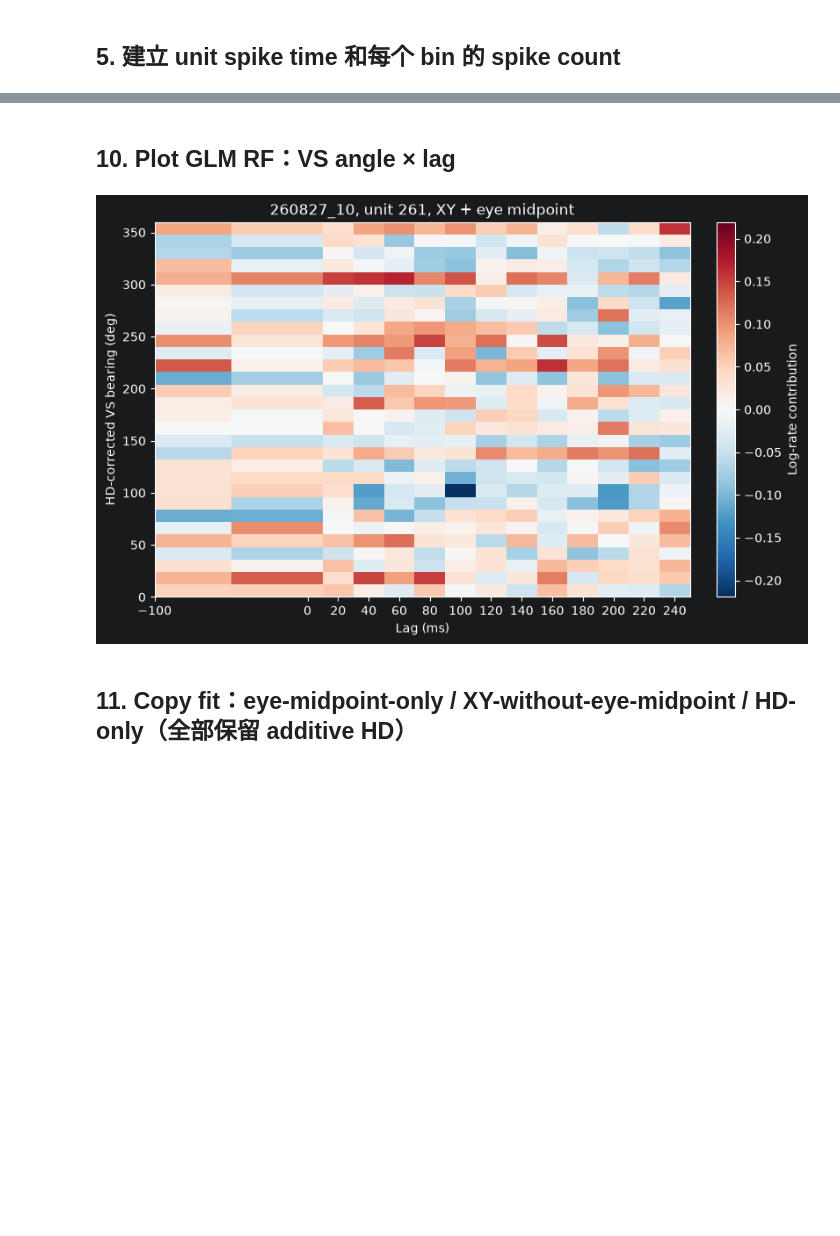
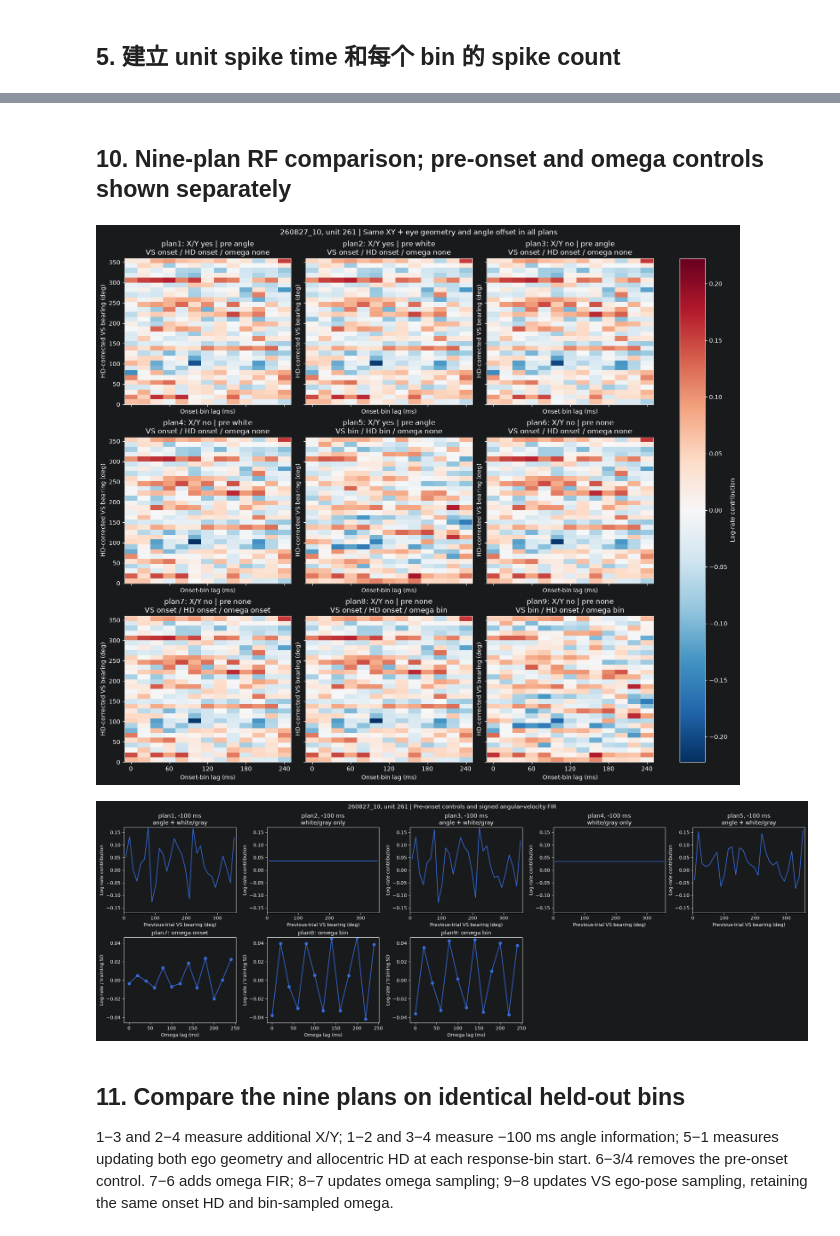
Before and after one commit to KaiCao2003/rfmapping, a Jupyter notebook: glm/minimal_glm.ipynb, the cells around one changed output, grey strips where cells are left out. Cells and saved outputs as stored; diff of their text form; code cells hidden in the pictures; blank space fills up the shorter version.

```diff
--- a/glm/minimal_glm.ipynb
+++ b/glm/minimal_glm.ipynb
@@ -34,6 +59,8 @@ random_seed = 0
 headplate_name = "hp4"
 camera_input_channel = 1
 camera_ttl_threshold = 14000
+
+omega_window = 0.05  # Signed HD change over the preceding 50 ms.
 # %% [markdown]
 ## 1. 读 mat file
 # %%
@@ -420,22 +456,54 @@ hd_parameters = {
 # %% [markdown]
-## 10. Plot GLM RF：VS angle × lag
+## 10. Nine-plan RF comparison; pre-onset and omega controls shown separately
 # %%
-fig, axis = plt.subplots(figsize=(8, 5), layout="constrained")
-limit = np.abs(rf).max()
-plot = axis.pcolormesh(
-    lags * 1000, angle_centers, rf,
-    shading="nearest", cmap="RdBu_r", vmin=-limit, vmax=limit,
-)
-axis.set(
-    xlabel="Lag (ms)", ylabel="HD-corrected VS bearing (deg)",
-    xlim=(pre_onset_lag * 1000, max_lag * 1000), ylim=(0, 360),
-    xticks=lags * 1000, title=f"{session_dir.name}, unit {unit_id}, XY + eye midpoint",
-)
-fig.colorbar(plot, ax=axis, label="Log-rate contribution")
-fig.savefig(output_dir / f"{unit_id}.png", dpi=160)
+fig, axes = plt.subplots(3, 3, figsize=(15, 13), sharex=True, sharey=True, layout="constrained")
+limit = max(np.abs(panel).max() for panel in rf.values())
+for axis, (name, spec) in zip(axes.flat, plan_specs.items()):
+    plot = axis.pcolormesh(
+        lags * 1000, angle_centers, rf[name], shading="nearest",
+        cmap="RdBu_r", vmin=-limit, vmax=limit,
+    )
+    title = f"{name}: X/Y {'yes' if spec['xy'] else 'no'} | pre {spec['pre'] or 'none'}"
+    title += f"\nVS {'bin' if spec['dynamic'] else 'onset'} / HD {'bin' if spec['hd_dynamic'] else 'onset'} / omega {spec['omega'] or 'none'}"
+    axis.set(
+        xlabel="Onset-bin lag (ms)", ylabel="HD-corrected VS bearing (deg)", ylim=(0, 360),
+        xticks=lags[::3] * 1000, title=title,
+    )
+fig.colorbar(plot, ax=axes, label="Log-rate contribution")
+fig.suptitle(f"{session_dir.name}, unit {unit_id} | Same XY + eye geometry and angle offset in all plans")
+fig.savefig(output_dir / f"{unit_id}_plans.png", dpi=160)
 plt.show()
+
+fig, axes = plt.subplots(2, 5, figsize=(21, 7), layout="constrained")
+pre_limit = max(np.abs(panel).max() for panel in pre_rf.values())
+for control_axis, (name, panel) in zip(axes[0], pre_rf.items()):
+    spec = plan_specs[name]
+    control_axis.plot(angle_centers, pre_rf[name])
+    control_axis.set(
+        xlabel="Previous-trial VS bearing (deg)", ylabel="Log-rate contribution",
+        xlim=(0, 360), ylim=(-pre_limit, pre_limit),
+        title=f"{name}, {pre_onset_lag * 1000:g} ms\n" + ("angle + white/gray" if spec["pre"] == "angle" else "white/gray only"),
+    )
+omega_limit = max(np.abs(panel).max() for panel in omega_kernels.values())
+for axis, (name, kernel) in zip(axes[1], omega_kernels.items()):
+    axis.plot(lags * 1000, kernel, "o-")
+    axis.set(
+        xlabel="Omega lag (ms)", ylabel="Log-rate / training SD", ylim=(-omega_limit, omega_limit),
+        title=f"{name}: omega {plan_specs[name]['omega']}",
+    )
+for axis in axes[1, len(omega_kernels):]:
+    axis.set_axis_off()
+fig.suptitle(f"{session_dir.name}, unit {unit_id} | Pre-onset controls and signed angular-velocity FIR")
+fig.savefig(output_dir / f"{unit_id}_plans_controls.png", dpi=160)
+plt.show()
 # %% [output]
-[figure, old version]
+[figure, new version]
+[figure, added]
 # %% [markdown]
-## 11. Copy fit：eye-midpoint-only / XY-without-eye-midpoint / HD-only（全部保留 additive HD）
+## 11. Compare the nine plans on identical held-out bins
+
+1−3 and 2−4 measure additional X/Y; 1−2 and 3−4 measure −100 ms angle information;
+5−1 measures updating both ego geometry and allocentric HD at each response-bin start.
+6−3/4 removes the pre-onset control. 7−6 adds omega FIR; 8−7 updates omega sampling;
+9−8 updates VS ego-pose sampling, retaining the same onset HD and bin-sampled omega.
 # %%
```
Also changed, not shown: parts of 18 cells of this notebook, 2 other files.
